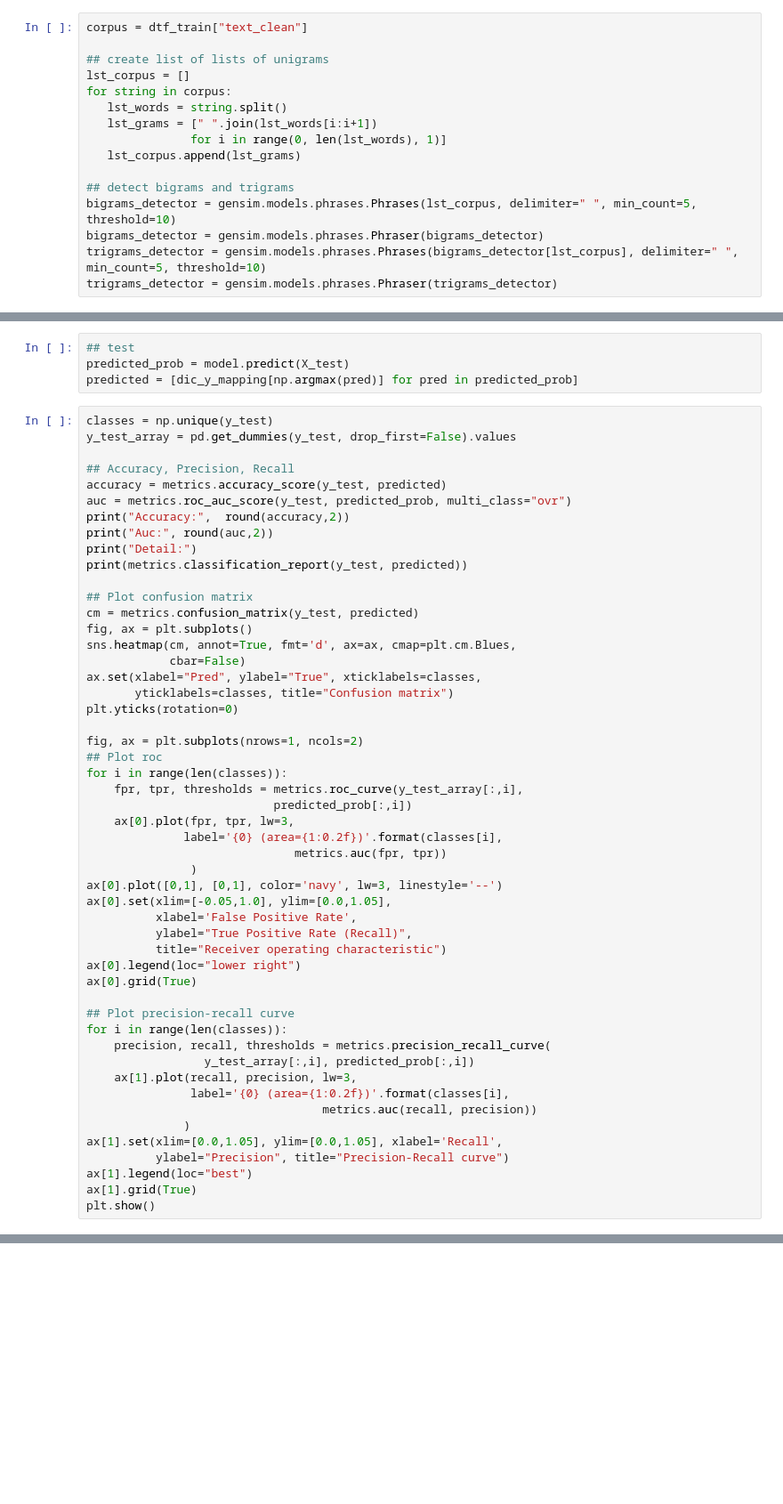
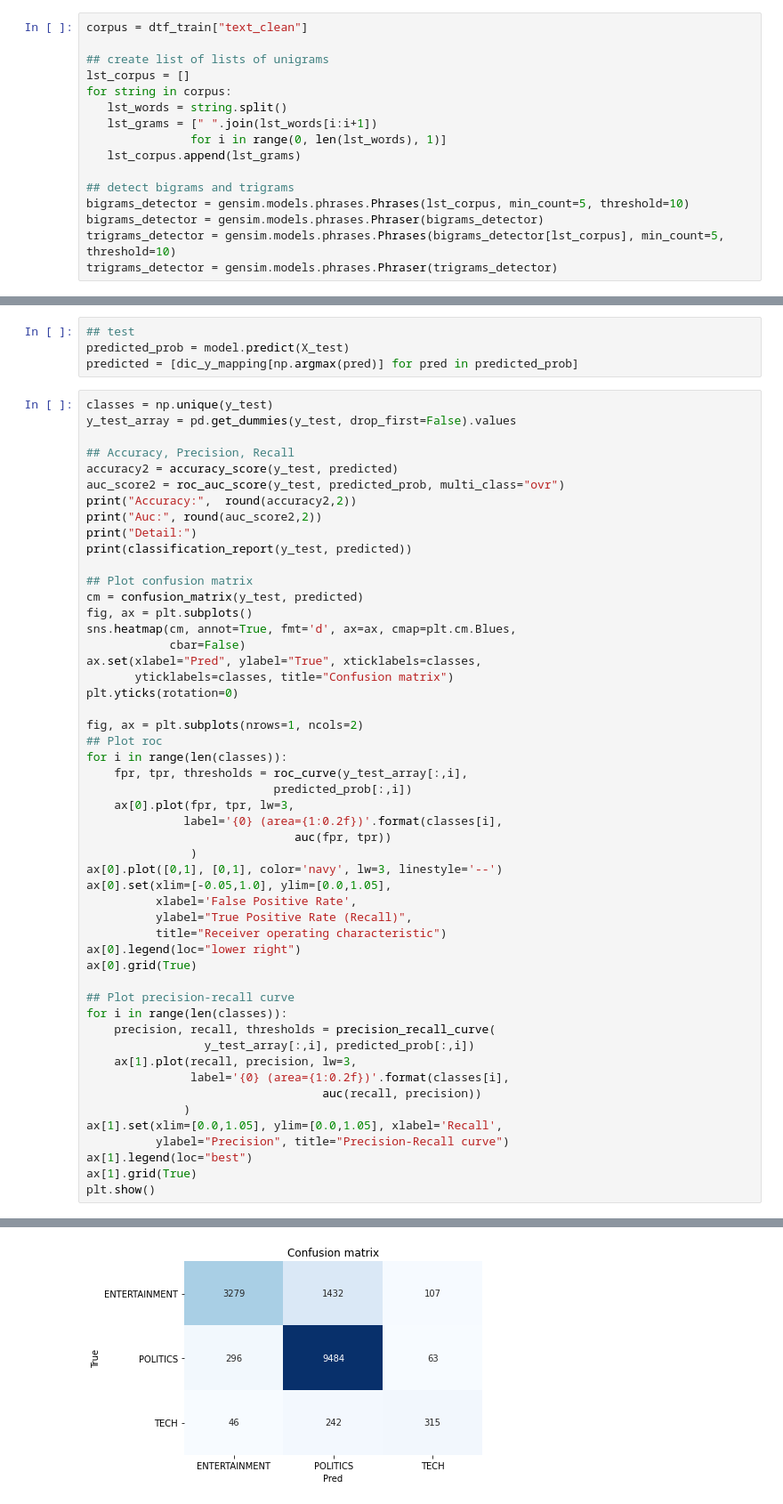
Before and after one commit to SokKanaTorajd/nlp-practices, a Jupyter notebook: text-classification-practice1.ipynb, the cells around one changed output, grey strips where cells are left out. Shown at 89% size. Drawn from its saved outputs; the diff is of its cells as text; blank space fills up the shorter version.

```diff
--- a/text-classification-practice1.ipynb
+++ b/text-classification-practice1.ipynb
@@ -452,9 +515,9 @@ for string in corpus:
    lst_corpus.append(lst_grams)
 
 ## detect bigrams and trigrams
-bigrams_detector = gensim.models.phrases.Phrases(lst_corpus, delimiter=" ", min_count=5, threshold=10)
+bigrams_detector = gensim.models.phrases.Phrases(lst_corpus, min_count=5, threshold=10)
 bigrams_detector = gensim.models.phrases.Phraser(bigrams_detector)
-trigrams_detector = gensim.models.phrases.Phrases(bigrams_detector[lst_corpus], delimiter=" ", min_count=5, threshold=10)
+trigrams_detector = gensim.models.phrases.Phrases(bigrams_detector[lst_corpus], min_count=5, threshold=10)
 trigrams_detector = gensim.models.phrases.Phraser(trigrams_detector)
 # %%
 ## fit w2v
@@ -690,15 +749,15 @@ classes = np.unique(y_test)
 y_test_array = pd.get_dummies(y_test, drop_first=False).values
 
 ## Accuracy, Precision, Recall
-accuracy = metrics.accuracy_score(y_test, predicted)
-auc = metrics.roc_auc_score(y_test, predicted_prob, multi_class="ovr")
-print("Accuracy:",  round(accuracy,2))
-print("Auc:", round(auc,2))
+accuracy2 = accuracy_score(y_test, predicted)
+auc_score2 = roc_auc_score(y_test, predicted_prob, multi_class="ovr")
+print("Accuracy:",  round(accuracy2,2))
+print("Auc:", round(auc_score2,2))
 print("Detail:")
-print(metrics.classification_report(y_test, predicted))
+print(classification_report(y_test, predicted))
 
 ## Plot confusion matrix
-cm = metrics.confusion_matrix(y_test, predicted)
+cm = confusion_matrix(y_test, predicted)
 fig, ax = plt.subplots()
 sns.heatmap(cm, annot=True, fmt='d', ax=ax, cmap=plt.cm.Blues,
             cbar=False)
@@ -709,11 +768,11 @@ plt.yticks(rotation=0)
 fig, ax = plt.subplots(nrows=1, ncols=2)
 ## Plot roc
 for i in range(len(classes)):
-    fpr, tpr, thresholds = metrics.roc_curve(y_test_array[:,i],
+    fpr, tpr, thresholds = roc_curve(y_test_array[:,i],
                            predicted_prob[:,i])
     ax[0].plot(fpr, tpr, lw=3,
               label='{0} (area={1:0.2f})'.format(classes[i],
-                              metrics.auc(fpr, tpr))
+                              auc(fpr, tpr))
                )
 ax[0].plot([0,1], [0,1], color='navy', lw=3, linestyle='--')
 ax[0].set(xlim=[-0.05,1.0], ylim=[0.0,1.05],
@@ -725,11 +784,11 @@ ax[0].grid(True)
 
 ## Plot precision-recall curve
 for i in range(len(classes)):
-    precision, recall, thresholds = metrics.precision_recall_curve(
+    precision, recall, thresholds = precision_recall_curve(
                  y_test_array[:,i], predicted_prob[:,i])
     ax[1].plot(recall, precision, lw=3,
                label='{0} (area={1:0.2f})'.format(classes[i],
-                                  metrics.auc(recall, precision))
+                                  auc(recall, precision))
               )
 ax[1].set(xlim=[0.0,1.05], ylim=[0.0,1.05], xlabel='Recall',
           ylabel="Precision", title="Precision-Recall curve")
@@ -740,0 +811 @@ AttributeError: 'list' object has no attribute 'accuracy_score'
+[figure, added]
```
Also changed, not shown: parts of 50 cells of this notebook.
